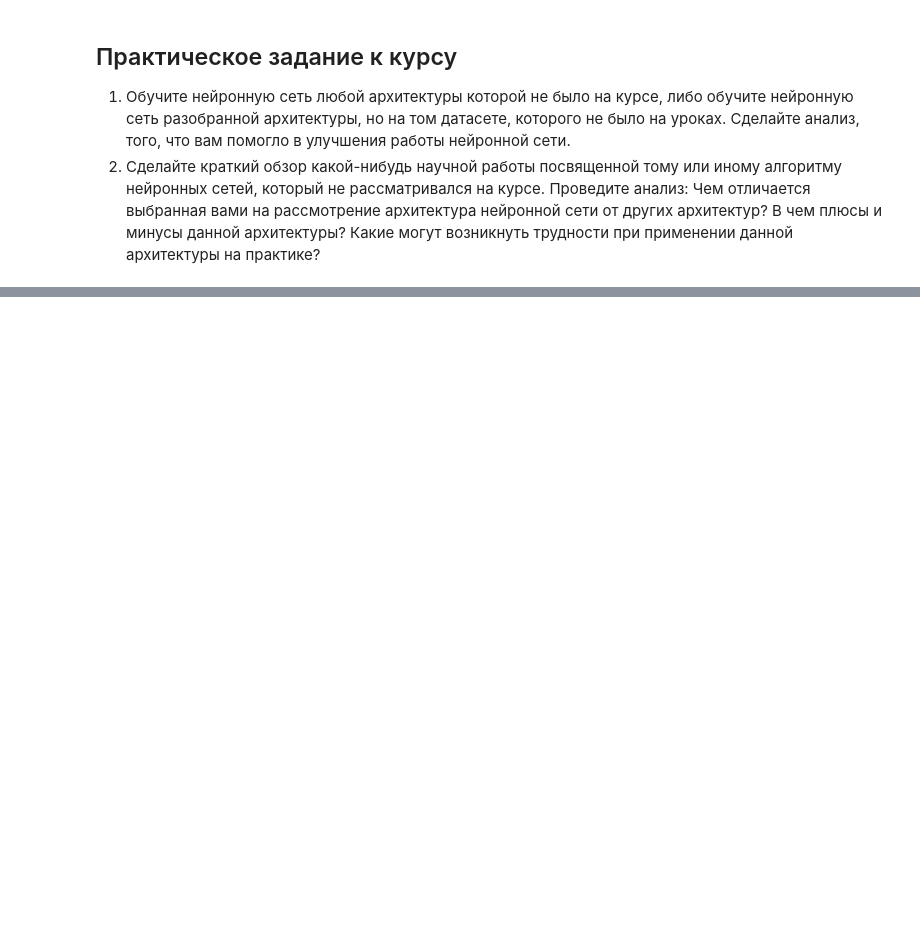
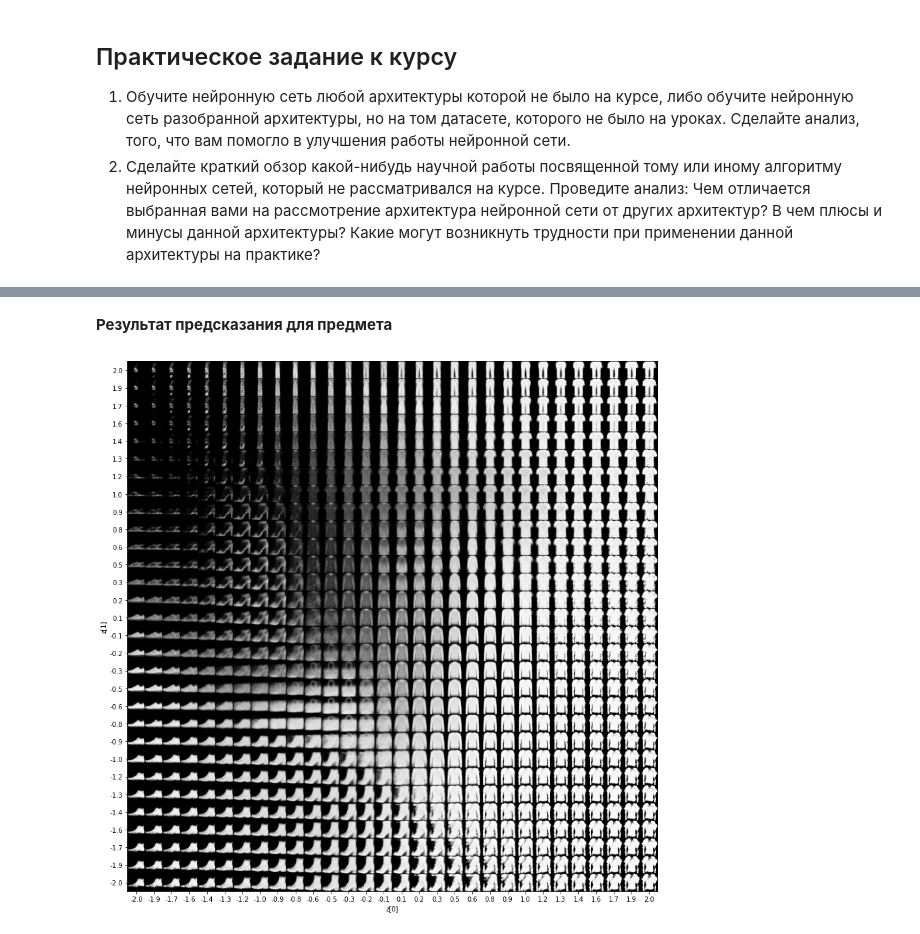
Before and after one commit to ViktorOtroschenko/Introduction_to_Neural_Networks, a Jupyter notebook: Lesson_course.ipynb, the cells around one changed output, grey strips where cells are left out. Cells and saved outputs as stored; diff of their text form; code cells hidden in the pictures; blank space fills up the shorter version.

```diff
--- a/Lesson_course.ipynb
+++ b/Lesson_course.ipynb
@@ -12,0 +19,10 @@
+# %%
+class Sampling(layers.Layer):
+    """Uses (z_mean, z_log_var) to sample z, the vector encoding a picture."""
+
+    def call(self, inputs):
+        z_mean, z_log_var = inputs
+        batch = tf.shape(z_mean)[0]
+        dim = tf.shape(z_mean)[1]
+        epsilon = tf.keras.backend.random_normal(shape=(batch, dim))
+        return z_mean + tf.exp(0.5 * z_log_var) * epsilon
@@ -12,0 +64,9 @@
+# %%
+latent_inputs = keras.Input(shape=(latent_dim,))
+x = layers.Dense(7 * 7 * 64, activation="relu")(latent_inputs)
+x = layers.Reshape((7, 7, 64))(x)
+x = layers.Conv2DTranspose(64, 3, activation="relu", strides=2, padding="same")(x)
+x = layers.Conv2DTranspose(32, 3, activation="relu", strides=2, padding="same")(x)
+decoder_outputs = layers.Conv2DTranspose(1, 3, activation="sigmoid", padding="same")(x)
+decoder = keras.Model(latent_inputs, decoder_outputs, name="decoder")
+decoder.summary()
@@ -12,0 +174,45 @@
+# %% [markdown]
+**Результат предсказания для предмета**
+# %%
+import matplotlib.pyplot as plt
+
+
+def plot_latent(encoder, decoder):
+    # display a n*n 2D manifold of digits
+    n = 30
+    digit_size = 28
+    scale = 2.0
+    figsize = 15
+    figure = np.zeros((digit_size * n, digit_size * n))
+    # linearly spaced coordinates corresponding to the 2D plot
+    # of digit classes in the latent space
+    grid_x = np.linspace(-scale, scale, n)
+    grid_y = np.linspace(-scale, scale, n)[::-1]
+
+    for i, yi in enumerate(grid_y):
+        for j, xi in enumerate(grid_x):
+            z_sample = np.array([[xi, yi]])
+            x_decoded = decoder.predict(z_sample)
+            digit = x_decoded[0].reshape(digit_size, digit_size)
+            figure[
+                i * digit_size : (i + 1) * digit_size,
+                j * digit_size : (j + 1) * digit_size,
+            ] = digit
+
+    plt.figure(figsize=(figsize, figsize))
+    start_range = digit_size // 2
+    end_range = n * digit_size + start_range + 1
+    pixel_range = np.arange(start_range, end_range, digit_size)
+    sample_range_x = np.round(grid_x, 1)
+    sample_range_y = np.round(grid_y, 1)
+    plt.xticks(pixel_range, sample_range_x)
+    plt.yticks(pixel_range, sample_range_y)
+    plt.xlabel("z[0]")
+    plt.ylabel("z[1]")
+    plt.imshow(figure, cmap="Greys_r")
+    plt.show()
+
+
+plot_latent(encoder, decoder)
+# %% [output]
+[figure, added]
```
Also changed, not shown: parts of 20 cells of this notebook.
